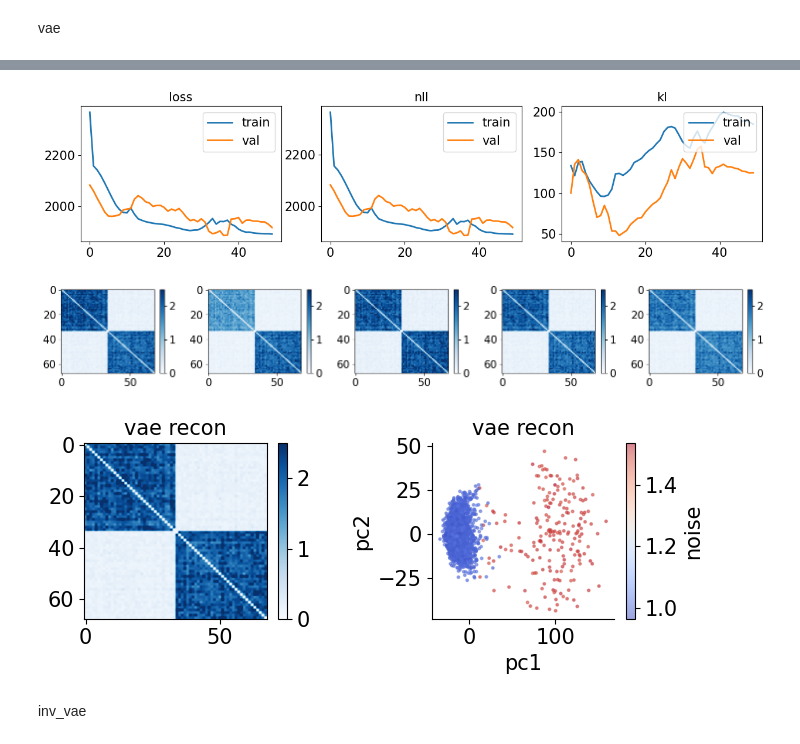
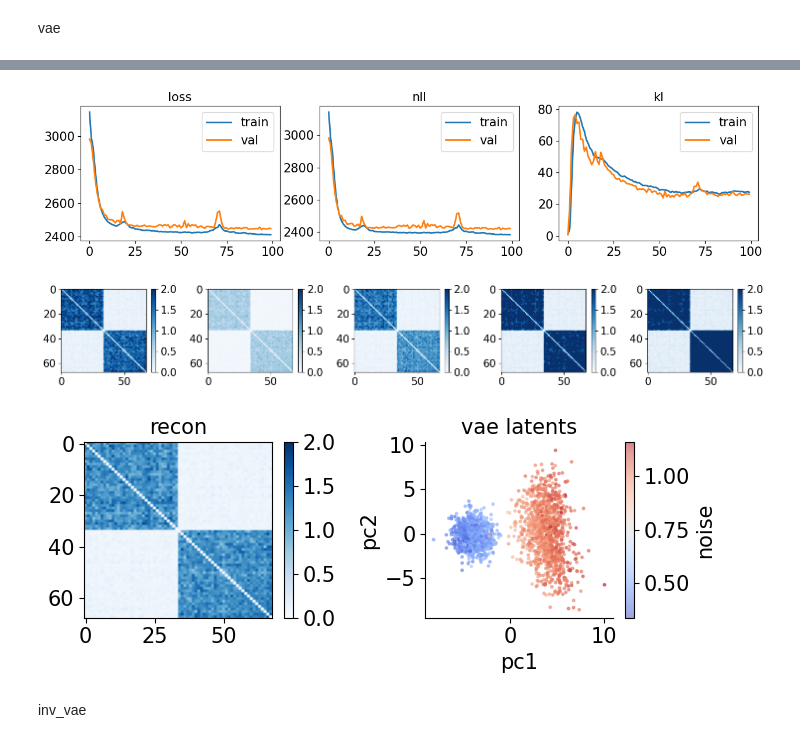
Before and after one commit to yzhang511/inv-vae, a Jupyter notebook: simulation.ipynb, the cells around one changed output, grey strips where cells are left out. Drawn from its saved outputs; the diff is of its cells as text; code cells hidden in the pictures.

```diff
--- a/simulation.ipynb
+++ b/simulation.ipynb
@@ -42,9 +42,9 @@ n_nets = 2000
 n_nodes = 68
 p_in = .25
 p_out = .01
-n_noisy_nets = int(n_nets*.1)
-noise_level = 1.5
-noise_sd = 0.01
+n_noisy_nets = int(n_nets*.5)
+noise_level = .5
+noise_sd = .05
 # %%
 sim_nets, noisy_nets, noises, noise_ids = simulate_networks(n_nets=n_nets, n_nodes=n_nodes, p_in=p_in, p_out=p_out, seed=seed,
                                           n_noisy_nets=n_noisy_nets, noise_level=noise_level, noise_sd=noise_sd)
@@ -93,9 +93,9 @@ prepare torch datasets for training
 # model config
 
 config = Namespace(n_nodes=68, latent_dim=68, hidden_dim=1024, nuisance_dim=0,
-    n_enc_layers=1, n_dec_layers=5, n_neighbors=32, drop_out=0.1,
-    alpha = 1, beta = 0.01, gamma = 1,
-    batch_size=32, n_epochs=50, lr=1e-4, device=DEVICE)
+    n_enc_layers=1, n_dec_layers=5, n_neighbors=32, drop_out=0.0,
+    alpha = 1, beta = 1., gamma = 1, add_reg = False, y_dim = 0,
+    batch_size=32, n_epochs=100, lr=1e-4, device=DEVICE)
 # %%
 ids = list(range(n_nets))
 random.shuffle(ids)
@@ -119,7 +119,6 @@ val_loader = utils.DataLoader(val_set, config.batch_size)
 
 A_mat = np.mean(noisy_nets, axis=0)
 A_mat = A_mat + A_mat.transpose()
-mask_knn = (np.argsort(np.argsort(A_mat, axis=-1), axis=-1) < config.n_neighbors+1)
-masks = [torch.from_numpy(np.float32(mask_knn)).float() for i in range(config.n_dec_layers)]
-print(len(masks), mask_knn.shape)
+knn_masks = [torch.from_numpy(np.float32(np.argsort(np.argsort(A_mat, axis=-1), axis=-1) < config.n_neighbors+i)).float() for i in range(config.n_dec_layers)]
+print(len(knn_masks), knn_masks[0].shape)
 # %% [output]
@@ -128,7 +127,7 @@ print(len(masks), mask_knn.shape)
 vae
 # %%
 model = VAE(config).to(config.device)
-model.set_mask(masks)
+model.set_mask(knn_masks)
 optimizer = optim.Adam(model.parameters(), lr=config.lr)
 # %%
 train_losses = []
@@ -181,7 +177,7 @@ axes[2].set_title('kl')
 axes[2].legend(loc=1)
 plt.show()
 # %% [output]
-[figure, old version]
+[figure, new version]
 # %%
 # torch.save(model.state_dict(), './pretrained/sim_vae_pretrained.mod')
 # model.load_state_dict(torch.load('./pretrained/sim_vae_pretrained.mod'))
@@ -192,11 +189,11 @@ x_recon = model.decode(z_sample).detach().cpu().numpy().reshape(-1, config.n_nod
 # %%
 fig, axes = plt.subplots(1, 5, figsize=(15, 2.5))
 for i, x in enumerate(x_recon[np.random.choice(ids, 5, replace=False)]):
-    p = axes[i].imshow(x, aspect='auto', cmap='Blues', vmin=0, vmax=2.5)
+    p = axes[i].imshow(x, aspect='auto', cmap='Blues', vmin=0, vmax=2)
     cbar = plt.colorbar(p, ax=axes[i])
 plt.tight_layout()
 plt.show()
 # %% [output]
-[figure, old version]
+[figure, new version]
 # %%
 pca = PCA(2)
@@ -205,21 +202,21 @@ vae_df = pd.DataFrame({"pc1": vae_Xt[:,0], "pc2": vae_Xt[:,1], "noise": noises})
 # %%
 fig, axes = plt.subplots(1, 2, figsize=(7, 3))
 
-p1 = axes[0].imshow(x_recon.mean(0), aspect='auto', cmap='Blues', vmin=0, vmax=2.5)
-axes[0].set_title('vae recon')
+p1 = axes[0].imshow(x_recon.mean(0), aspect='auto', cmap='Blues', vmin=0, vmax=2)
+axes[0].set_title('recon')
 cbar = plt.colorbar(p1, ax=axes[0])
 
 p3 = axes[1].scatter(x="pc1", y="pc2", c="noise", cmap='coolwarm', data=vae_df, s=3, alpha=0.5)
 axes[1].set_xlabel('pc1')
 axes[1].set_ylabel('pc2')
-axes[1].set_title('vae recon')
+axes[1].set_title('vae latents')
 axes[1].spines['top'].set_visible(False)
 axes[1].spines['right'].set_visible(False)
 cbar = plt.colorbar(p3, ax=axes[1], label="noise")
 
 plt.tight_layout()
 # %% [output]
-[figure, old version]
+[figure, new version]
 # %% [markdown]
 inv_vae
 # %%
```
Also changed, not shown: parts of 15 cells of this notebook, 10 other files.
